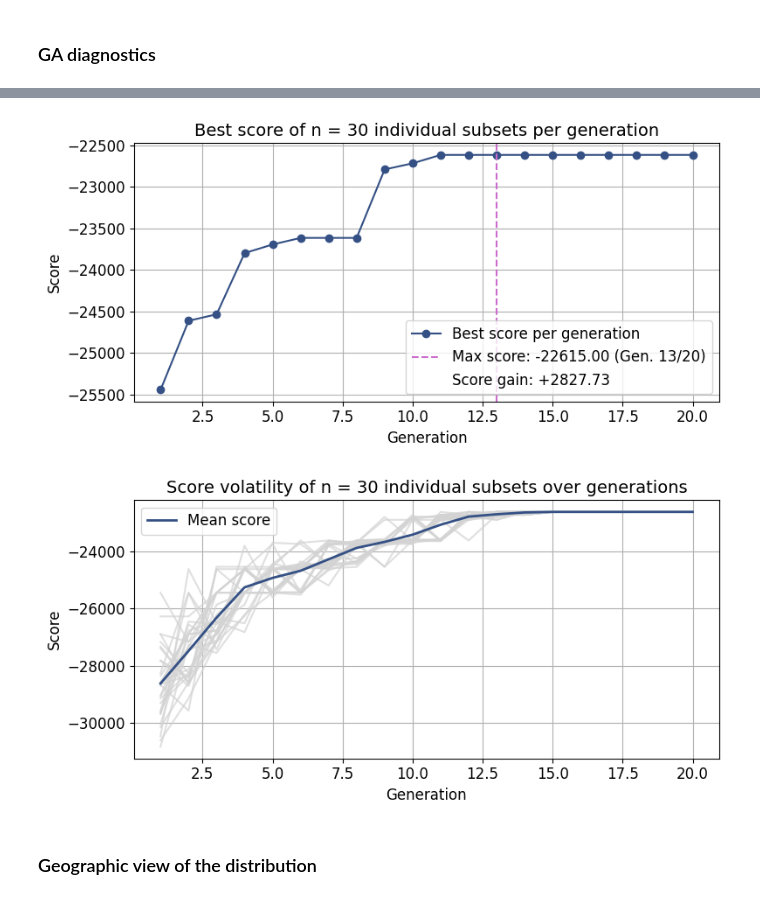
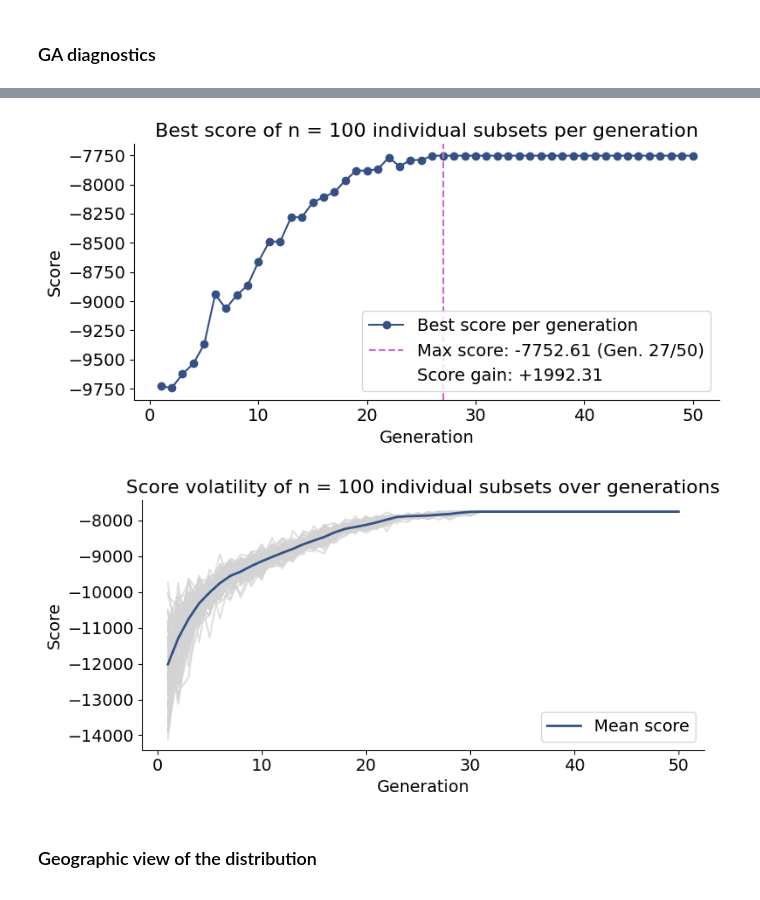
Before and after one commit to anninameyer/Intelligrate, a Jupyter notebook: docs/notebooks/01_subset_kmedoids_ga_selection.ipynb, the cells around one changed output, grey strips where cells are left out. Cells and saved outputs as stored; diff of their text form; code cells hidden in the pictures.

```diff
--- a/docs/notebooks/01_subset_kmedoids_ga_selection.ipynb
+++ b/docs/notebooks/01_subset_kmedoids_ga_selection.ipynb
@@ -41,7 +41,7 @@ repo_root = find_repo_root(Path.cwd())
 # Ensure local package imports work without installation
 sys.path.insert(0, str(repo_root / 'src'))
 
-results_dir = repo_root / 'results' / 'subset'
+results_dir = repo_root / 'results/HF_sourdough' / 'subset'
 results_dir.mkdir(parents=True, exist_ok=True)
 
 print('Repo root:', repo_root)
@@ -54,8 +54,8 @@ Results dir: /Users/meyeanni/Desktop/git_sourdough/Intelligrate/ko_from_amplicon
 - `feature_table_rel.tsv`: samples x features (relative abundances)
 - `metadata.tsv`: sample metadata (includes latitude/longitude and categorical fields)
 # %%
-feature_table = pd.read_csv(repo_root / 'data' / 'feature_table_rel.tsv', sep='	', index_col=0)
-metadata = pd.read_csv(repo_root / 'data' / 'metadata.tsv', sep='	', index_col=0)
+feature_table = pd.read_csv(repo_root / 'data/HF_sourdough' / 'feature_table_rel.tsv', sep='	', index_col=0)
+metadata = pd.read_csv(repo_root / 'data/HF_sourdough' / 'metadata.tsv', sep='	', index_col=0)
 
 print('Feature table:', feature_table.shape)
 print('Metadata:', metadata.shape)
@@ -316,18 +296,18 @@ from intelligrate.subset import ga_subset
 balance_vars = ['r_samp_country', 'r_samp_source', 'r_flour_organic']
 coord_vars = ('latitude', 'longitude')
 
-# GA settings (smaller values run faster for this demo)
+# GA settings (smaller values run faster for this demo for generation and population sizes)
 result_df, best_scores, fitness_array = ga_subset(
     cluster_df=clusters,
     metadata_df=metadata,
-    total_samples=20,
+    total_samples=50,
     balance_vars=balance_vars,
     coord_vars=coord_vars,
     min_category_n=2,
-    min_per_category=2,
+    min_per_category=5,
     grid_size=1.0,
-    population_size=30,
-    generations=20,
+    population_size=100,
+    generations=50,
     random_state=42,
     fixed_include = ['vubh091', 'vubh077', 'vubh075', 'vubh076', 'ubzh106', 'ubzh035', 'ubzh037', 'ubzh051'],
     fixed_exclude=[],
@@ -383,38 +340,41 @@ best_scores
 # %%
 # Plot best fitness per generation
 # Find the best generation and best score
 best_gen_idx = np.argmax(best_scores)  # Index of the best generation (0-based)
 best_gen = best_gen_idx + 1            # Generation number (1-based)
 best_score_value = best_scores[best_gen_idx]
 lowest_score_value = min(best_scores)
 delta = best_score_value - lowest_score_value
 all_fitnesses_array = np.array(fitness_array).T
 generations = all_fitnesses_array.shape[1]
 populations = all_fitnesses_array.shape[0]
 
 plt.figure(figsize=(8, 4))
 plt.plot(range(1, len(best_scores) + 1), best_scores, marker='o', color="#345084", label="Best score per generation")
 
 # Add vertical line at best generation
 plt.axvline(x=best_gen, color='#CB6BCEFF', linestyle='--', label=f"Max score: {best_score_value:.2f} (Gen. {best_gen}/{generations})")
 # Add vertical line at best generation
 plt.axvline(x=1, color='white', linestyle='--', alpha = 0.0, label=f"Score gain: +{delta:.2f}")
 # Titles and labels
-plt.title(f"Best score of n = {populations} individual subsets per generation", fontsize=14)
-plt.xlabel("Generation", fontsize=12)
-plt.ylabel("Score", fontsize=12)
+plt.title(f"Best score of n = {populations} individual subsets per generation", fontsize=16)
+plt.xlabel("Generation", fontsize=14)
+plt.ylabel("Score", fontsize=14)
 #adjust fontsize of tick labels:
-plt.xticks(fontsize=12)
-plt.yticks(fontsize=12)
+plt.xticks(fontsize=14)
+plt.yticks(fontsize=14)
 
-plt.grid(True)
-plt.legend(fontsize=12)
+plt.grid(False)
+plt.legend(fontsize=14)
+#despine:
+plt.gca().spines['top'].set_visible(False)
+plt.gca().spines['right'].set_visible(False)
 plt.tight_layout()
 #save as pdf:
-#plt.savefig(results_dir / 'ga_best_fitness_per_generation.pdf', bbox_inches='tight', dpi=300)
+plt.savefig(results_dir / 'ga_best_fitness_per_generation.pdf', bbox_inches='tight', dpi=300)
 plt.show()
 # %% [output]
-[figure, old version]
+[figure, new version]
 # %%
 # Plot 2: Fitness volatility over generations
 plt.figure(figsize=(8, 4))
@@ -425,20 +385,23 @@ for individual_fitness in all_fitnesses_array:
     plt.plot(range(1, generations + 1), individual_fitness, color='lightgray', alpha=0.7)
 mean_fitness = np.mean(all_fitnesses_array, axis=0)
 plt.plot(range(1, generations + 1), mean_fitness, color="#345084FF", linewidth=2, label="Mean score")
-plt.title(f"Score volatility of n = {populations} individual subsets over generations", fontsize=14)
-plt.xlabel("Generation", fontsize=12)
-plt.ylabel("Score", fontsize=12)
-plt.legend(fontsize=12)
-plt.xticks(fontsize=12)
-plt.yticks(fontsize=12)
+plt.title(f"Score volatility of n = {populations} individual subsets over generations", fontsize=16)
+plt.xlabel("Generation", fontsize=14)
+plt.ylabel("Score", fontsize=14)
+plt.legend(fontsize=14)
+plt.xticks(fontsize=14)
+plt.yticks(fontsize=14)
 
-plt.grid(True)
+plt.grid(False)
+plt.gca().spines['top'].set_visible(False)
+plt.gca().spines['right'].set_visible(False)
 plt.tight_layout()
+
 #save as pdf:
-#plt.savefig(results_dir / 'ga_fitness_volatility_per_generation.pdf', bbox_inches='tight', dpi=300)
+plt.savefig(results_dir / 'ga_fitness_volatility_per_generation.pdf', bbox_inches='tight', dpi=300)
 plt.show()
 # %% [output]
-[figure, old version]
+[figure, new version]
 # %% [markdown]
 ### Geographic view of the distribution
 # %% [markdown]
```
Also changed, not shown: parts of 11 cells of this notebook, 18 other files.
